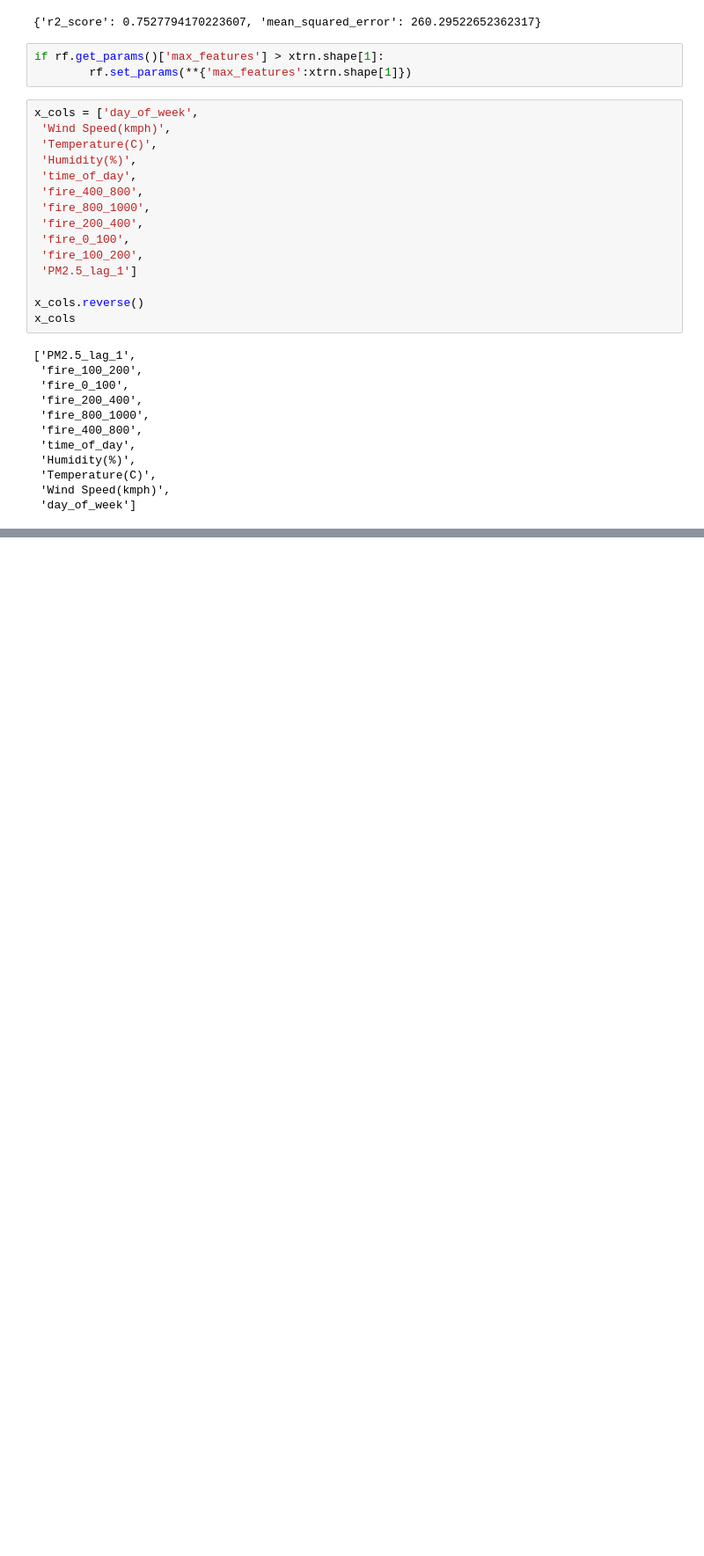
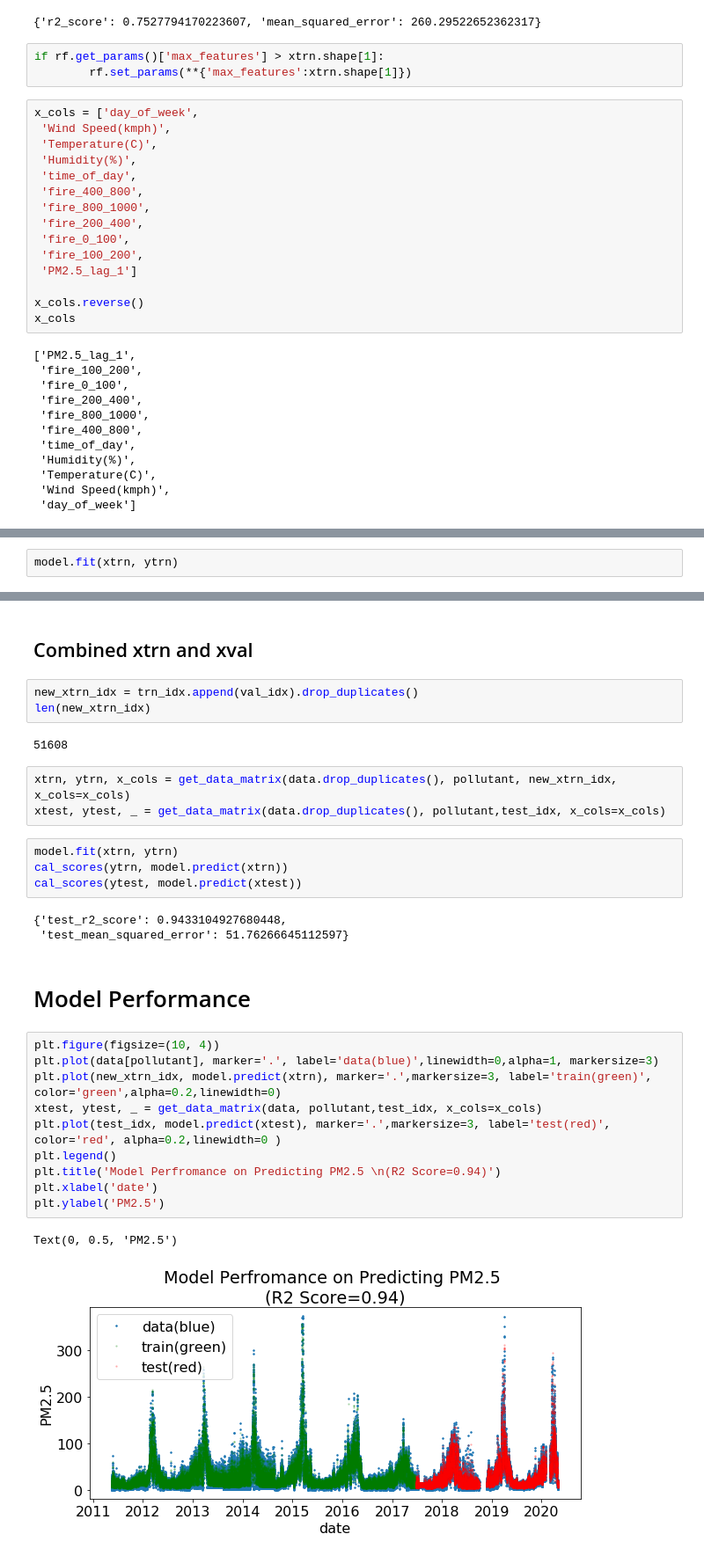
Before and after one commit to worasom/aqi_thailand2, a Jupyter notebook: notebooks/3_wk_ML_model.ipynb, the cells around one changed output, grey strips where cells are left out. Shown: that part at 88% size. Cells and saved outputs as stored; diff of their text form; blank space fills up the shorter version.

```diff
--- a/notebooks/3_wk_ML_model.ipynb
+++ b/notebooks/3_wk_ML_model.ipynb
@@ -957,0 +1032,2 @@ x_cols
+# %%
+model.fit(xtrn, ytrn)
@@ -957,0 +1052,32 @@ x_cols
+# %% [markdown]
+## Combined xtrn and xval
+# %%
+new_xtrn_idx = trn_idx.append(val_idx).drop_duplicates()
+len(new_xtrn_idx)
+# %% [output]
+51608
+# %%
+xtrn, ytrn, x_cols = get_data_matrix(data.drop_duplicates(), pollutant, new_xtrn_idx, x_cols=x_cols)
+xtest, ytest, _ = get_data_matrix(data.drop_duplicates(), pollutant,test_idx, x_cols=x_cols)
+# %%
+model.fit(xtrn, ytrn)
+cal_scores(ytrn, model.predict(xtrn))
+cal_scores(ytest, model.predict(xtest))
+# %% [output]
+{'test_r2_score': 0.9433104927680448,
+ 'test_mean_squared_error': 51.76266645112597}
+# %% [markdown]
+# Model Performance
+# %%
+plt.figure(figsize=(10, 4))
+plt.plot(data[pollutant], marker='.', label='data(blue)',linewidth=0,alpha=1, markersize=3)
+plt.plot(new_xtrn_idx, model.predict(xtrn), marker='.',markersize=3, label='train(green)', color='green',alpha=0.2,linewidth=0)
+xtest, ytest, _ = get_data_matrix(data, pollutant,test_idx, x_cols=x_cols)
+plt.plot(test_idx, model.predict(xtest), marker='.',markersize=3, label='test(red)', color='red', alpha=0.2,linewidth=0 )
+plt.legend()
+plt.title('Model Perfromance on Predicting PM2.5 \n(R2 Score=0.94)')
+plt.xlabel('date')
+plt.ylabel('PM2.5')
+# %% [output]
+Text(0, 0.5, 'PM2.5')
+[figure, added]
```
Also changed, not shown: parts of 24 cells of this notebook, 8 other files.
